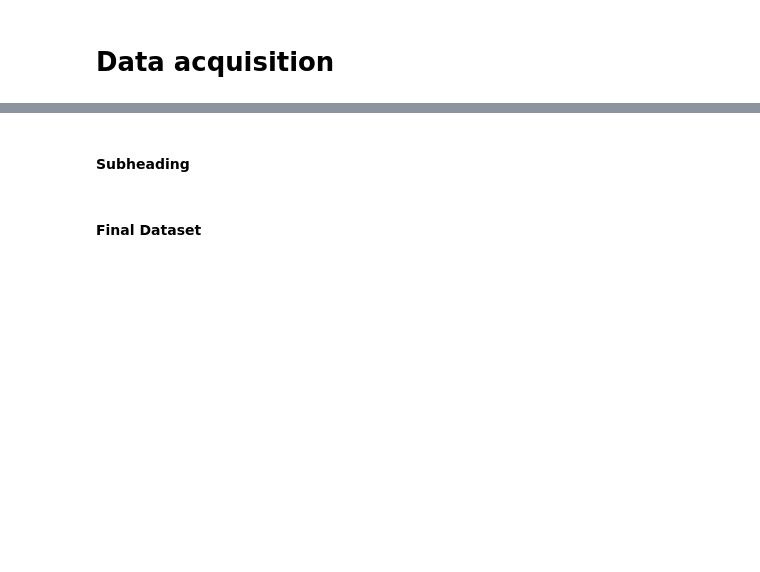
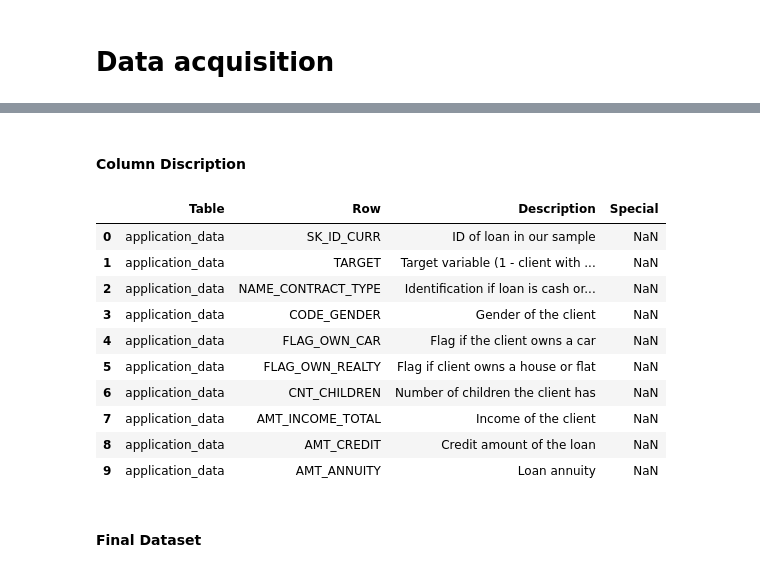
Before and after one commit to kwanda2426/ACML_26_P1, a Jupyter notebook: Models/Starter_notebook.ipynb, the cells around one changed output, grey strips where cells are left out. Saved outputs shown, nothing was run; the diff lists cells and outputs as text; code cells hidden in the pictures; blank space fills up the shorter version.

```diff
--- a/Models/Starter_notebook.ipynb
+++ b/Models/Starter_notebook.ipynb
@@ -82,8 +70,33 @@ To: /content/data.csv
 | 2 | 100004 | 0 | Revolving loans | M | Y | Y | 0 | ... |
 | 3 | 100006 | 0 | Cash loans | F | N | Y | 0 | ... |
 | 4 | 100007 | 0 | Cash loans | M | N | Y | 0 | ... |
-# %% [markdown]
-#### Subheading
+# %% [markdown]
+#### Column Discription
+# %%
+def github_to_raw(url: str) -> str:
+    return url.replace("github.com", "raw.githubusercontent.com") \
+              .replace("/blob/", "/")
+
+url = "https://github.com/kwanda2426/ACML_26_P1/blob/main/Datasets/columns_description.csv"
+
+raw_url = github_to_raw(url)
+
+
+df_desc = pd.read_csv(raw_url, encoding="cp1252", encoding_errors="replace")
+df_desc = df_desc[['Table',	'Row',	'Description',	'Special']][]
+df_desc.head(10)
+# %% [output]
+|  | Table | Row | Description | Special |
+| 0 | application_data | SK_ID_CURR | ID of loan in our sample | NaN |
+| 1 | application_data | TARGET | Target variable (1 - client with ... | NaN |
+| 2 | application_data | NAME_CONTRACT_TYPE | Identification if loan is cash or... | NaN |
+| 3 | application_data | CODE_GENDER | Gender of the client | NaN |
+| 4 | application_data | FLAG_OWN_CAR | Flag if the client owns a car | NaN |
+| 5 | application_data | FLAG_OWN_REALTY | Flag if client owns a house or flat | NaN |
+| 6 | application_data | CNT_CHILDREN | Number of children the client has | NaN |
+| 7 | application_data | AMT_INCOME_TOTAL | Income of the client | NaN |
+| 8 | application_data | AMT_CREDIT | Credit amount of the loan | NaN |
+| 9 | application_data | AMT_ANNUITY | Loan annuity | NaN |
 # %% [markdown]
 #### Final Dataset
 # %% [markdown]
```
Also changed, not shown: parts of 3 cells of this notebook.
